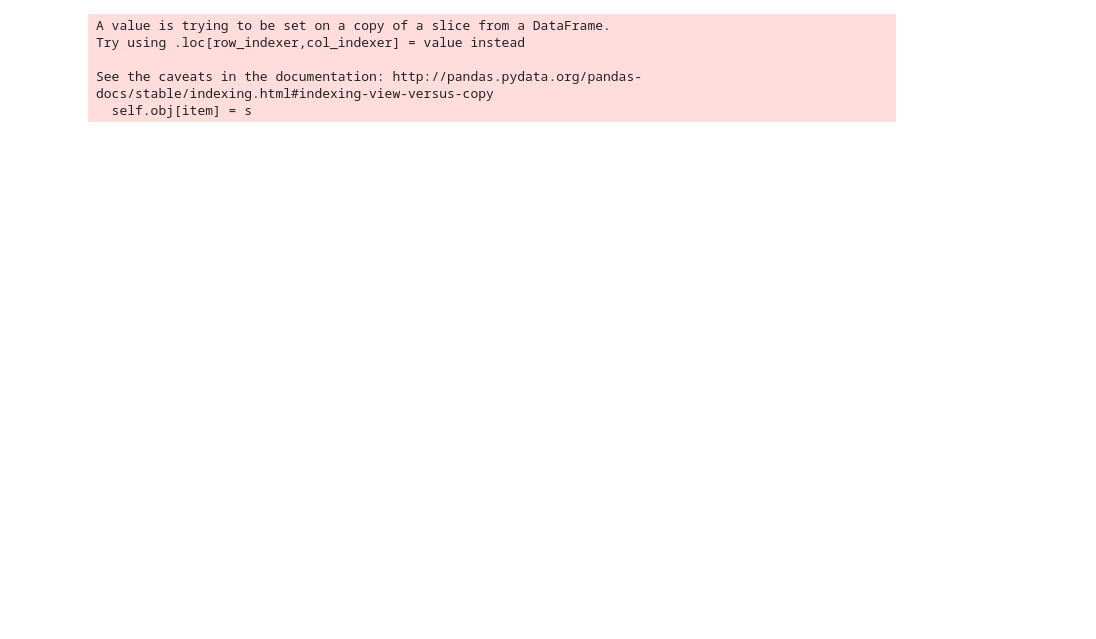
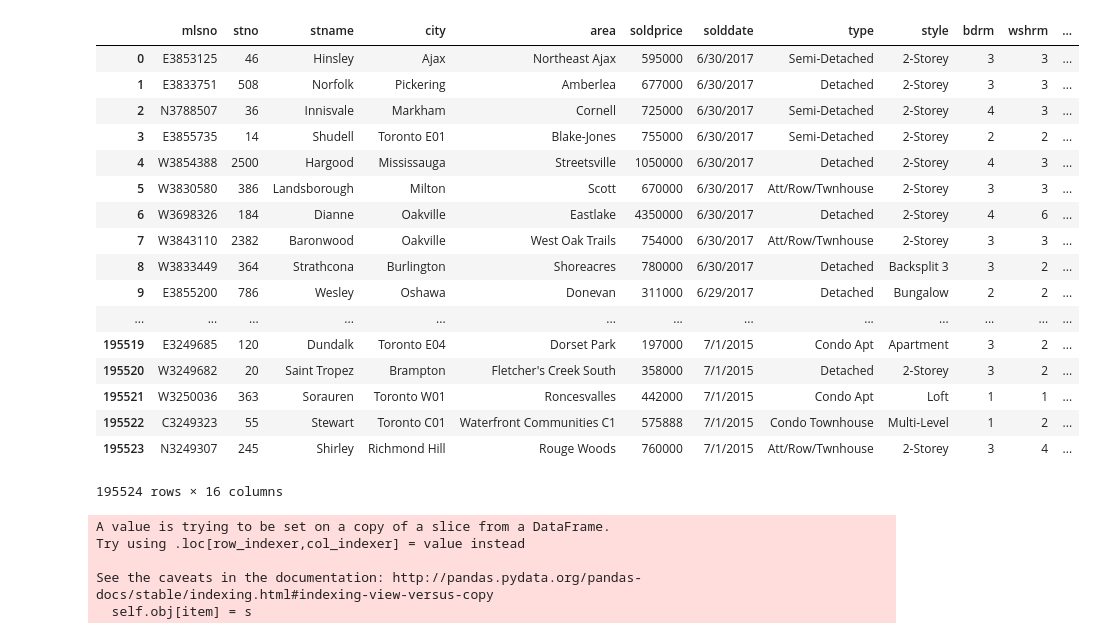
Before and after one commit to khaledalnajjar/SCS3250, a Jupyter notebook: groupproject.ipynb, the cells around one changed output. Drawn from its saved outputs; the diff is of its cells as text; code cells hidden in the pictures; blank space fills up the shorter version.

```diff
--- a/groupproject.ipynb
+++ b/groupproject.ipynb
@@ -6,0 +1,30 @@ cpi=pd.read_csv('CPI.csv')
+# %%
+!pip install geopy
+!pip install python-google-places
+import pandas as pd
+from datetime import datetime
+from geopy.distance import geodesic
+import geopy.distance
+from geopy.distance import vincenty as VIN
+from geopy.distance import great_circle
+from googleplaces import GooglePlaces, types, lang
+import pandas as pd
+import numpy as np
+
+data = pd.read_csv(r"C:\Users\Khaled\Google Drive\Self Development\University of Toronto Data Science Certificate\3250 Foundations of Data Science\Term Project\unique_mls_db_GIT.csv")
+cpi=pd.read_csv(r"C:\Users\Khaled\Google Drive\Self Development\University of Toronto Data Science Certificate\3250 Foundations of Data Science\Term Project\CPI.csv")
+
+#google_places = GooglePlaces("AIzaSyAtYDXhyaXvbhTVWlJEWKCf3EeiccVyGUY")
+
+#nearby_hospitals = google_places.nearby_search(lat_lng={'lat':43.5762637, 'lng':-79.729552}, keyword = "hospital", types=[types.TYPE_HOSPITAL], rankby = "distance")
+#print(nearby_hospitals.places)
+
+
+#for place in nearby_hospitals.places:
+    # Returned places from a query are place summaries.
+#    print(place.name)
+#    print(place.geo_location)
+
+
+#nearby_train_station = google_places.nearby_search(lat_lng={'lat':43.5762637,'lng':-79.729552}, keyword = "station", types=[types.TYPE_TRAIN_STATION], rankby = "distance")
+#print(nearby_train_station.places)
@@ -6,0 +36,21 @@ cpi=pd.read_csv('CPI.csv')
+# %%
+data
+# %% [output]
+|  | mlsno | stno | stname | city | area | soldprice | solddate | type | style | bdrm | wshrm | ... |
+| 0 | E3853125 | 46 | Hinsley | Ajax | Northeast Ajax | 595000 | 6/30/2017 | Semi-Detached | 2-Storey | 3 | 3 | ... |
+| 1 | E3833751 | 508 | Norfolk | Pickering | Amberlea | 677000 | 6/30/2017 | Detached | 2-Storey | 3 | 3 | ... |
+| 2 | N3788507 | 36 | Innisvale | Markham | Cornell | 725000 | 6/30/2017 | Semi-Detached | 2-Storey | 4 | 3 | ... |
+| 3 | E3855735 | 14 | Shudell | Toronto E01 | Blake-Jones | 755000 | 6/30/2017 | Semi-Detached | 2-Storey | 2 | 2 | ... |
+| 4 | W3854388 | 2500 | Hargood | Mississauga | Streetsville | 1050000 | 6/30/2017 | Detached | 2-Storey | 4 | 3 | ... |
+| 5 | W3830580 | 386 | Landsborough | Milton | Scott | 670000 | 6/30/2017 | Att/Row/Twnhouse | 2-Storey | 3 | 3 | ... |
+| 6 | W3698326 | 184 | Dianne | Oakville | Eastlake | 4350000 | 6/30/2017 | Detached | 2-Storey | 4 | 6 | ... |
+| 7 | W3843110 | 2382 | Baronwood | Oakville | West Oak Trails | 754000 | 6/30/2017 | Att/Row/Twnhouse | 2-Storey | 3 | 3 | ... |
+| 8 | W3833449 | 364 | Strathcona | Burlington | Shoreacres | 780000 | 6/30/2017 | Detached | Backsplit 3 | 3 | 2 | ... |
+| 9 | E3855200 | 786 | Wesley | Oshawa | Donevan | 311000 | 6/29/2017 | Detached | Bungalow | 2 | 2 | ... |
+| ... | ... | ... | ... | ... | ... | ... | ... | ... | ... | ... | ... | ... |
+| 195519 | E3249685 | 120 | Dundalk | Toronto E04 | Dorset Park | 197000 | 7/1/2015 | Condo Apt | Apartment | 3 | 2 | ... |
+| 195520 | W3249682 | 20 | Saint Tropez | Brampton | Fletcher's Creek South | 358000 | 7/1/2015 | Detached | 2-Storey | 3 | 2 | ... |
+| 195521 | W3250036 | 363 | Sorauren | Toronto W01 | Roncesvalles | 442000 | 7/1/2015 | Condo Apt | Loft | 1 | 1 | ... |
+| 195522 | C3249323 | 55 | Stewart | Toronto C01 | Waterfront Communities C1 | 575888 | 7/1/2015 | Condo Townhouse | Multi-Level | 1 | 2 | ... |
+| 195523 | N3249307 | 245 | Shirley | Richmond Hill | Rouge Woods | 760000 | 7/1/2015 | Att/Row/Twnhouse | 2-Storey | 3 | 4 | ... |
+195524 rows × 16 columns
```
Also changed, not shown: parts of 12 cells of this notebook.
